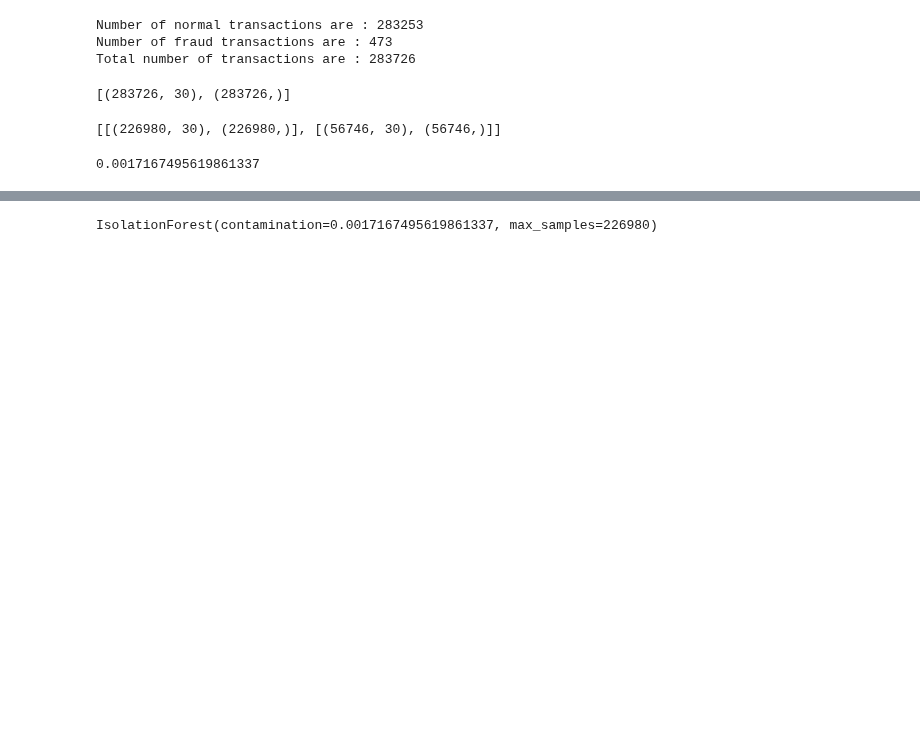
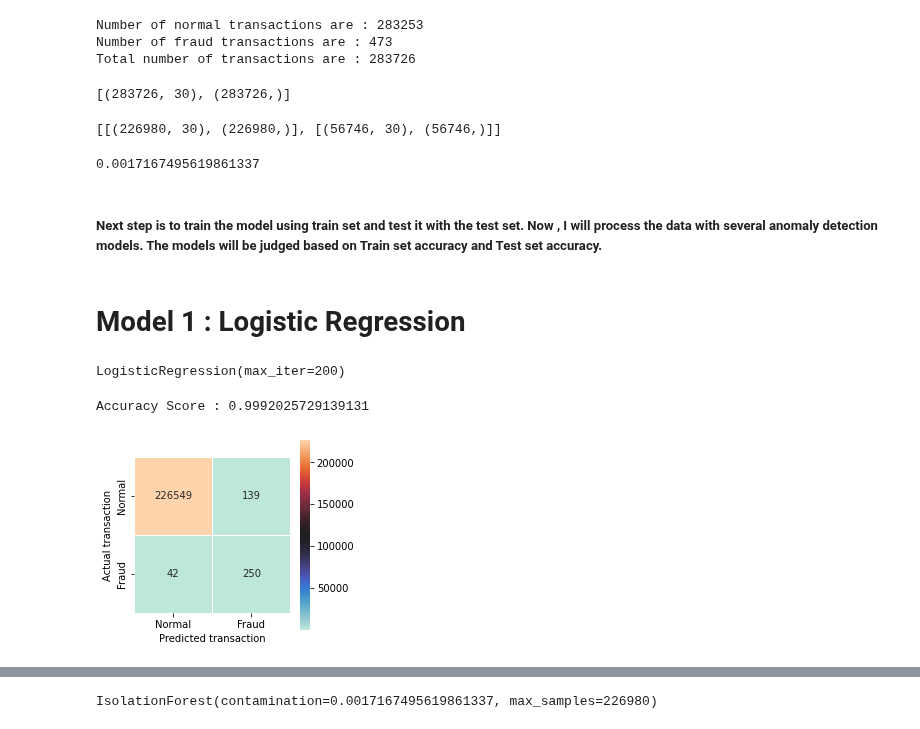
Before and after one commit to PHNPR/Credit-Card-Fraud-Detection, a Jupyter notebook: Credit Card Fraud.ipynb, the cells around one changed output, grey strips where cells are left out. Saved outputs shown, nothing was run; the diff lists cells and outputs as text; code cells hidden in the pictures; blank space fills up the shorter version.

```diff
--- a/Credit Card Fraud.ipynb
+++ b/Credit Card Fraud.ipynb
@@ -103,3 +108,11 @@ outlier_fraction = train_fraud / train_normal
 outlier_fraction
 # %% [output]
 0.0017167495619861337
+# %%
+# converting the pandas dataframe into a numpy array
+X_train = X_train.values
+Y_train = Y_train.values
+X_test = X_test.values
+Y_test = Y_test.values
+# %% [markdown]
+##### Next step is to train the model using train set and test it with the test set. Now , I will process the data with several anomaly detection models. The models will be judged based on Train set accuracy and Test set accuracy.
@@ -105,0 +127,18 @@ outlier_fraction
+# %% [markdown]
+# Model 1 : Logistic Regression
+# %%
+LR = LogisticRegression(max_iter= 200)
+LR.fit(X_train,Y_train)
+# %% [output]
+LogisticRegression(max_iter=200)
+# %%
+def lr_predict(X,Y):
+    y = LR.predict(X)
+
+    print("Accuracy Score :" , accuracy_score(Y,y))
+    confusion_matrix_plot(Y,y)
+# %%
+lr_predict(X_train , Y_train)
+# %% [output]
+Accuracy Score : 0.9992025729139131
+[figure, added]
```
Also changed, not shown: parts of 10 cells of this notebook.
